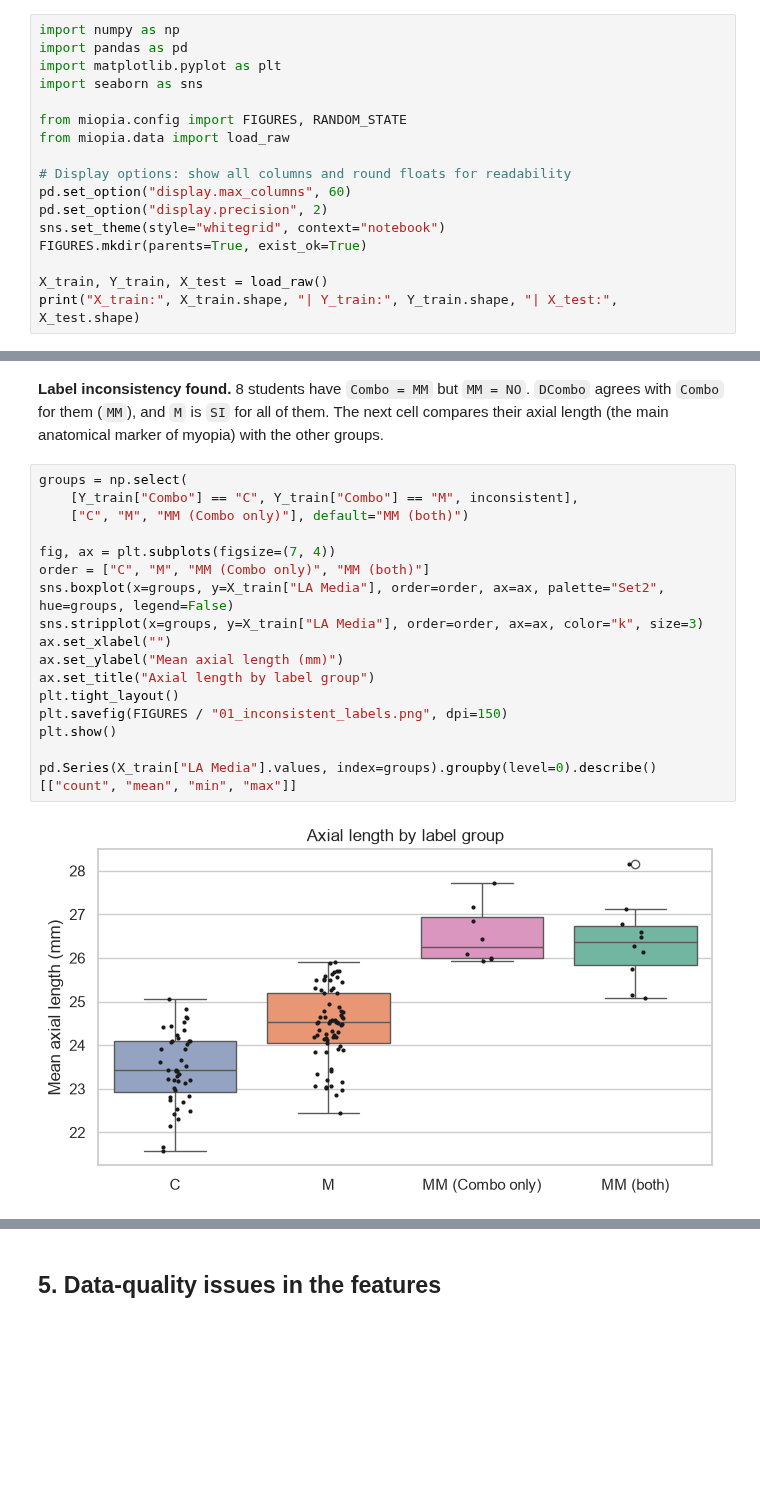
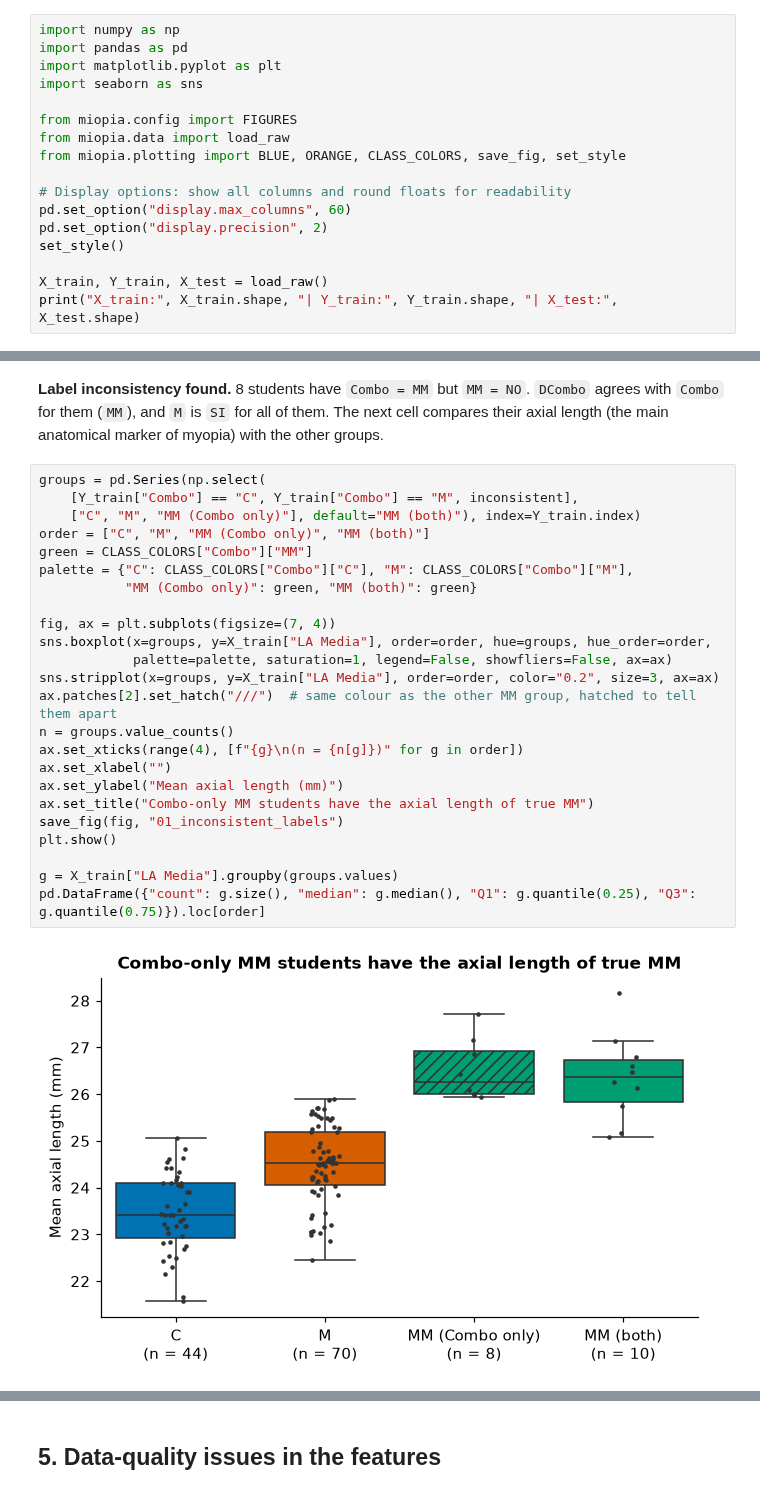
Before and after one commit to tomas20oriol-jpg/miopia-ml-project, a Jupyter notebook: notebooks/01_eda.ipynb, the cells around one changed output, grey strips where cells are left out. Saved outputs shown, nothing was run; the diff lists cells and outputs as text; blank space fills up the shorter version.

```diff
--- a/notebooks/01_eda.ipynb
+++ b/notebooks/01_eda.ipynb
@@ -15,14 +15,14 @@ import pandas as pd
 import matplotlib.pyplot as plt
 import seaborn as sns
 
-from miopia.config import FIGURES, RANDOM_STATE
+from miopia.config import FIGURES
 from miopia.data import load_raw
+from miopia.plotting import BLUE, ORANGE, CLASS_COLORS, save_fig, set_style
 
 # Display options: show all columns and round floats for readability
 pd.set_option("display.max_columns", 60)
 pd.set_option("display.precision", 2)
-sns.set_theme(style="whitegrid", context="notebook")
-FIGURES.mkdir(parents=True, exist_ok=True)
+set_style()
 
 X_train, Y_train, X_test = load_raw()
 print("X_train:", X_train.shape, "| Y_train:", Y_train.shape, "| X_test:", X_test.shape)
@@ -185,21 +198,28 @@ Inconsistent rows: 8
 The next cell compares their axial length (the main anatomical marker of myopia) with
 the other groups.
 # %%
-groups = np.select(
+groups = pd.Series(np.select(
     [Y_train["Combo"] == "C", Y_train["Combo"] == "M", inconsistent],
-    ["C", "M", "MM (Combo only)"], default="MM (both)")
+    ["C", "M", "MM (Combo only)"], default="MM (both)"), index=Y_train.index)
+order = ["C", "M", "MM (Combo only)", "MM (both)"]
+green = CLASS_COLORS["Combo"]["MM"]
+palette = {"C": CLASS_COLORS["Combo"]["C"], "M": CLASS_COLORS["Combo"]["M"],
+           "MM (Combo only)": green, "MM (both)": green}
 
 fig, ax = plt.subplots(figsize=(7, 4))
-order = ["C", "M", "MM (Combo only)", "MM (both)"]
-sns.boxplot(x=groups, y=X_train["LA Media"], order=order, ax=ax, palette="Set2", hue=groups, legend=False)
-sns.stripplot(x=groups, y=X_train["LA Media"], order=order, ax=ax, color="k", size=3)
+sns.boxplot(x=groups, y=X_train["LA Media"], order=order, hue=groups, hue_order=order,
+            palette=palette, saturation=1, legend=False, showfliers=False, ax=ax)
+sns.stripplot(x=groups, y=X_train["LA Media"], order=order, color="0.2", size=3, ax=ax)
+ax.patches[2].set_hatch("///")  # same colour as the other MM group, hatched to tell them apart
+n = groups.value_counts()
+ax.set_xticks(range(4), [f"{g}\n(n = {n[g]})" for g in order])
 ax.set_xlabel("")
 ax.set_ylabel("Mean axial length (mm)")
-ax.set_title("Axial length by label group")
-plt.tight_layout()
-plt.savefig(FIGURES / "01_inconsistent_labels.png", dpi=150)
+ax.set_title("Combo-only MM students have the axial length of true MM")
+save_fig(fig, "01_inconsistent_labels")
 plt.show()
 
-pd.Series(X_train["LA Media"].values, index=groups).groupby(level=0).describe()[["count", "mean", "min", "max"]]
+g = X_train["LA Media"].groupby(groups.values)
+pd.DataFrame({"count": g.size(), "median": g.median(), "Q1": g.quantile(0.25), "Q3": g.quantile(0.75)}).loc[order]
 # %% [output]
-[figure, old version]
+[figure, new version]
```
Also changed, not shown: parts of 23 cells of this notebook, 14 other files.
